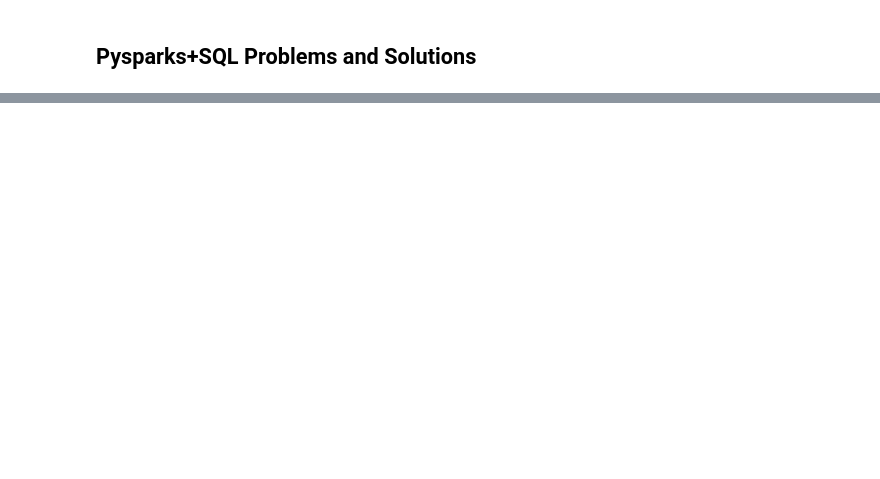
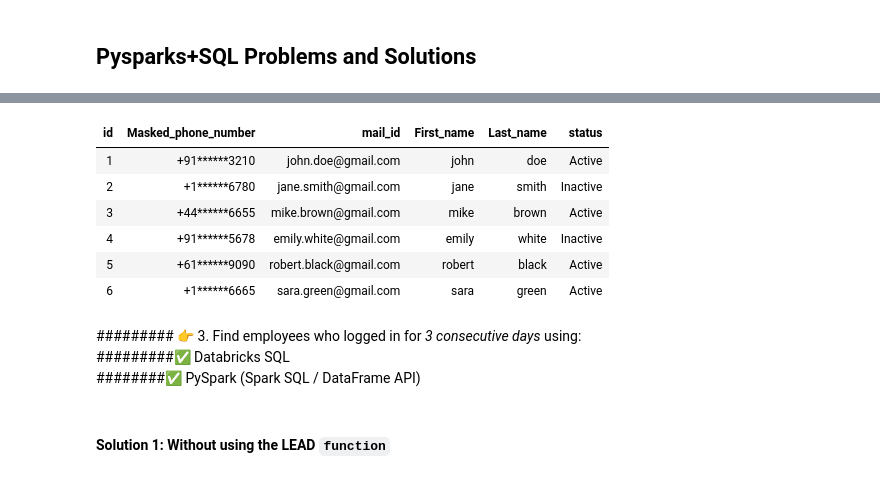
Before and after one commit to punitmore31/GCP_DE, a Jupyter notebook: Pyspark_SQL Notebook/Pyspark+SQL_problems.ipynb, the cells around one changed output, grey strips where cells are left out. Cells and saved outputs as stored; diff of their text form; code cells hidden in the pictures; blank space fills up the shorter version.

```diff
--- a/Pyspark_SQL Notebook/Pyspark+SQL_problems.ipynb
+++ b/Pyspark_SQL Notebook/Pyspark+SQL_problems.ipynb
@@ -72,0 +228,63 @@ File <command-4791179505415739>, line 17
+# %%
+from pyspark.sql import SparkSession
+from pyspark.sql.functions import col, split, concat, expr
+
+# Initialize Spark session (skip this line if running in Databricks where 'spark' is already defined)
+spark = SparkSession.builder.appName("EmployeeMasking").getOrCreate()
+
+# ---------------------------------------------------------
+# 1. Create the DataFrame (Replaces CREATE TABLE & INSERT)
+# ---------------------------------------------------------
+data = [
+    (1, '+91 9876543210', 'john.doe@gmail.com', 'Active'),
+    (2, '+1 9123456780',  'jane.smith@gmail.com', 'Inactive'),
+    (3, '+44 9988776655', 'mike.brown@gmail.com', 'Active'),
+    (4, '+91 9012345678', 'emily.white@gmail.com', 'Inactive'),
+    (5, '+61 9090909090', 'robert.black@gmail.com', 'Active'),
+    (6, '+1 8887776665',  'sara.green@gmail.com', 'Active')
+]
+
+columns = ["id", "contact_number", "mail_id", "status"]
+
+employee_df = spark.createDataFrame(data, columns)
+
+# ---------------------------------------------------------
+# 2. Apply Transformations (Replaces SELECT query)
+# ---------------------------------------------------------
+transformed_df = employee_df.select(
+    col("id"),
+
+    # Masking the phone number
+    # We use expr() for repeat and right because PySpark's native repeat()
+    # expects a hardcoded integer, and right() is easiest as a SQL expression.
+    concat(
+        split(col("contact_number"), ' ').getItem(0),
+        expr("repeat('*', length(split(contact_number, ' ')[1]) - 4)"),
+        expr("right(contact_number, 4)")
+    ).alias("Masked_phone_number"),
+
+    col("mail_id"),
+
+    # Extracting First Name (escaping the dot)
+    split(split(col("mail_id"), '@').getItem(0), '\\.').getItem(0).alias("First_name"),
+
+    # Extracting Last Name (escaping the dot)
+    split(split(col("mail_id"), '@').getItem(0), '\\.').getItem(1).alias("Last_name"),
+
+    col("status")
+)
+
+# Display the results
+display(transformed_df) # Use transformed_df.show() if running in a standard terminal
+# %% [output]
+| id | Masked_phone_number | mail_id | First_name | Last_name | status |
+| 1 | +91******3210 | john.doe@gmail.com | john | doe | Active |
+| 2 | +1******6780 | jane.smith@gmail.com | jane | smith | Inactive |
+| 3 | +44******6655 | mike.brown@gmail.com | mike | brown | Active |
+| 4 | +91******5678 | emily.white@gmail.com | emily | white | Inactive |
+| 5 | +61******9090 | robert.black@gmail.com | robert | black | Active |
+| 6 | +1******6665 | sara.green@gmail.com | sara | green | Active |
+# %% [markdown]
+######### 👉 3. Find employees who logged in for *3 consecutive days* using:
+#########✅ Databricks SQL
+########✅ PySpark (Spark SQL / DataFrame API)
@@ -72,0 +307,2 @@ File <command-4791179505415739>, line 17
+# %% [markdown]
+#### Solution 1: Without using the LEAD `function`
```
Also changed, not shown: parts of 35 cells of this notebook, 3 other files.
